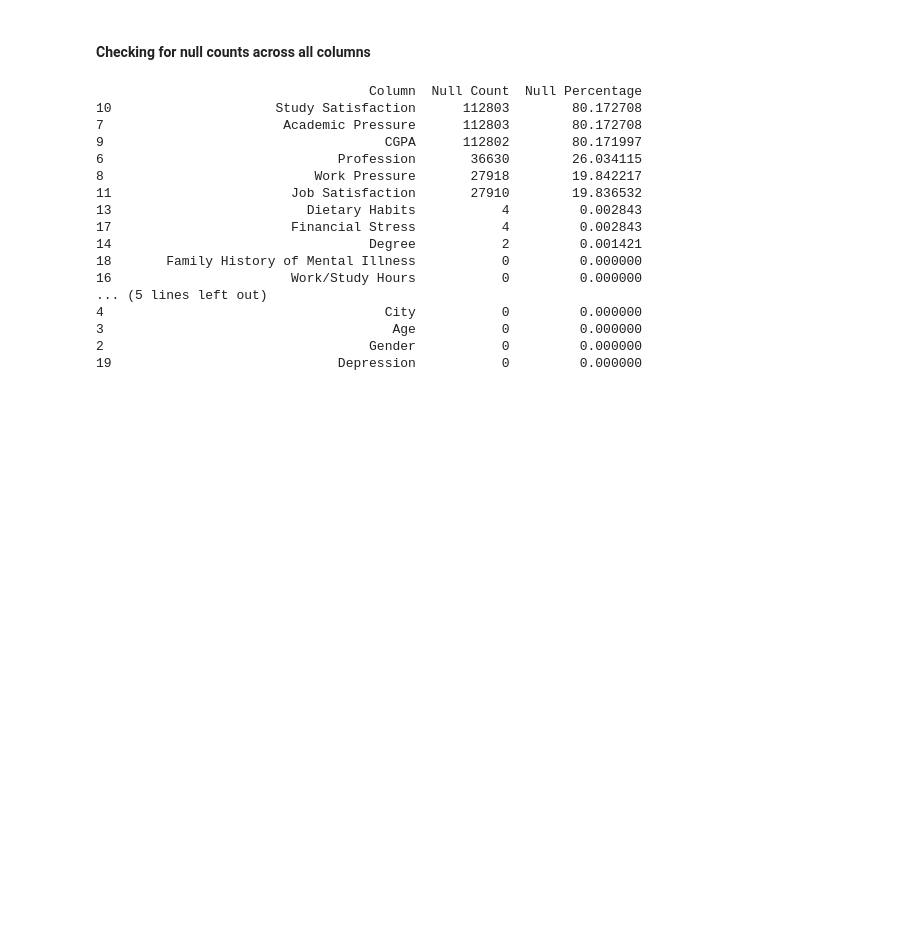
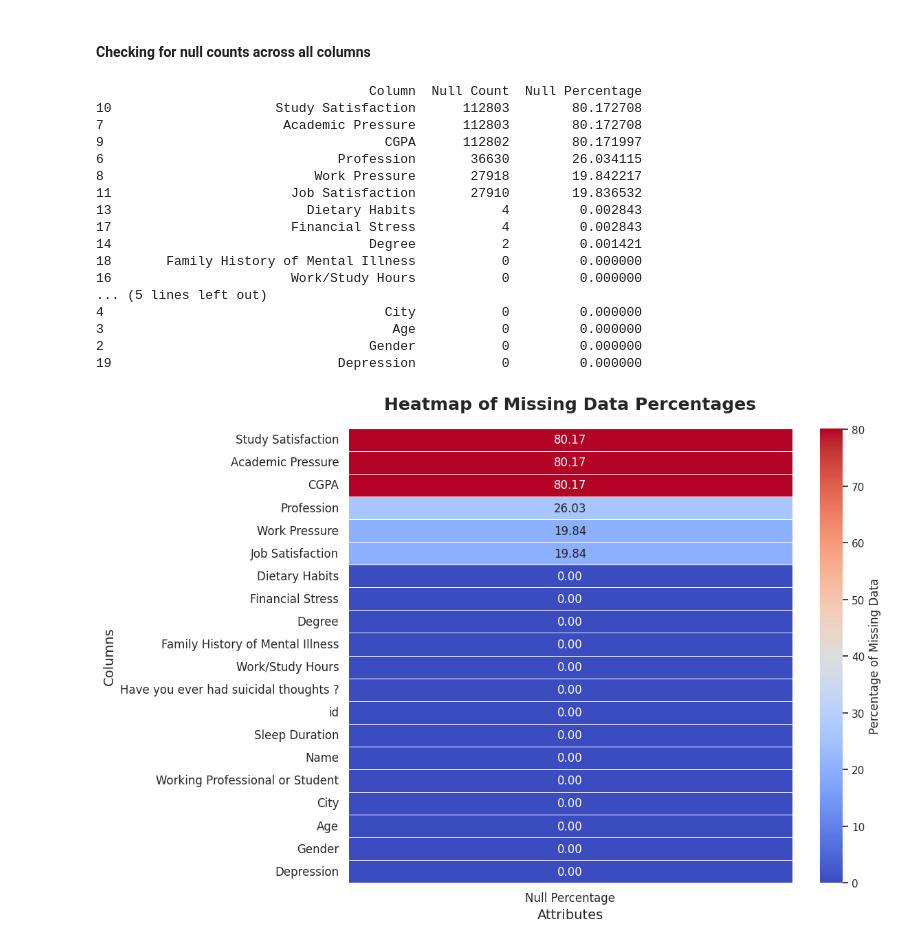
Before and after one commit to giju/iisc-g2, a Jupyter notebook: notebooks/2.01.kun.eda.ipynb, the cells around one changed output. Cells and saved outputs as stored; diff of their text form; code cells hidden in the pictures; blank space fills up the shorter version.

```diff
--- a/notebooks/2.01.kun.eda.ipynb
+++ b/notebooks/2.01.kun.eda.ipynb
@@ -68,40 +68,65 @@ dtype: int64
 # %%
 import os
 import pandas as pd
+import seaborn as sns
+import matplotlib.pyplot as plt
 
 
 null_counts = train.isna().sum()
-
 null_percentage = (null_counts / len(train)) * 100
 
+# Create a DataFrame for null analysis
 null_analysis = pd.DataFrame({
     'Column': null_counts.index,
     'Null Count': null_counts.values,
     'Null Percentage': null_percentage.values
 }).sort_values(by='Null Percentage', ascending=False)
 
+
 output_dir = "../data/analysis"
 os.makedirs(output_dir, exist_ok=True)
-
 output_file = os.path.join(output_dir, "null_analysis.csv")
 null_analysis.to_csv(output_file, index=False)
 
 print(null_analysis)
+
+# Generate a heatmap for null percentages
+plt.figure(figsize=(12, 8))
+ax = sns.heatmap(
+    null_analysis[['Null Percentage']].set_index(null_analysis['Column']),
+    annot=True,
+    fmt=".2f",
+    cmap="coolwarm",
+    cbar_kws={"label": "Percentage of Missing Data"},
+    linewidths=0.5,
+    linecolor='white'
+)
+
+plt.title("Heatmap of Missing Data Percentages", fontsize=18, fontweight="bold", pad=20)
+plt.xlabel("Attributes", fontsize=14)
+plt.ylabel("Columns", fontsize=14)
+
+plt.xticks(fontsize=12, rotation=0)
+plt.yticks(fontsize=12, rotation=0)
+plt.tight_layout()
+
+plt.show()
 # %% [output]
                                    Column  Null Count  Null Percentage
 10                     Study Satisfaction      112803        80.172708
 7                       Academic Pressure      112803        80.172708
 9                                    CGPA      112802        80.171997
 6                              Profession       36630        26.034115
 8                           Work Pressure       27918        19.842217
 11                       Job Satisfaction       27910        19.836532
 13                         Dietary Habits           4         0.002843
 17                       Financial Stress           4         0.002843
 14                                 Degree           2         0.001421
 18       Family History of Mental Illness           0         0.000000
 16                       Work/Study Hours           0         0.000000
 ... (5 lines left out)
 4                                    City           0         0.000000
 3                                     Age           0         0.000000
 2                                  Gender           0         0.000000
 19                             Depression           0         0.000000
+[figure, added]
```
Also changed, not shown: parts of 3 cells of this notebook.
